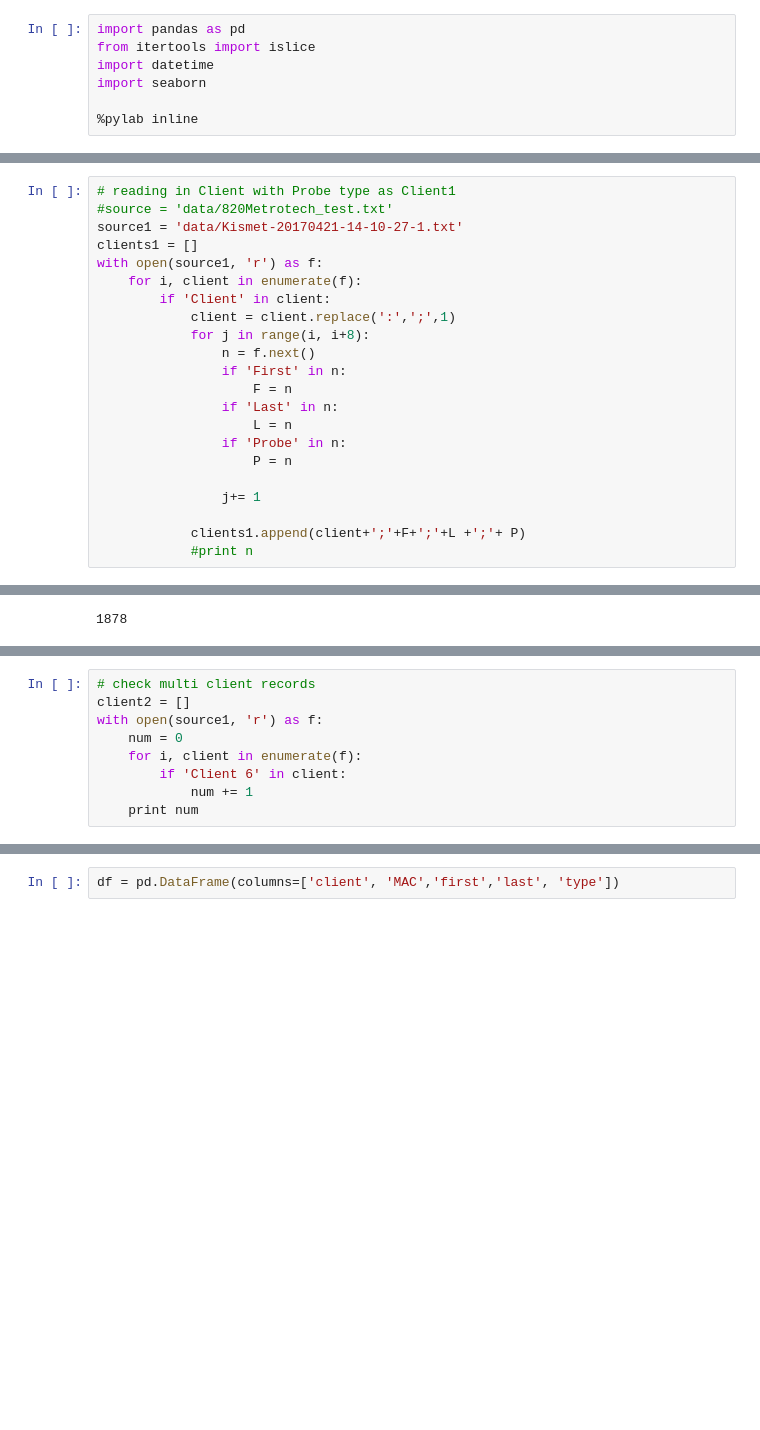
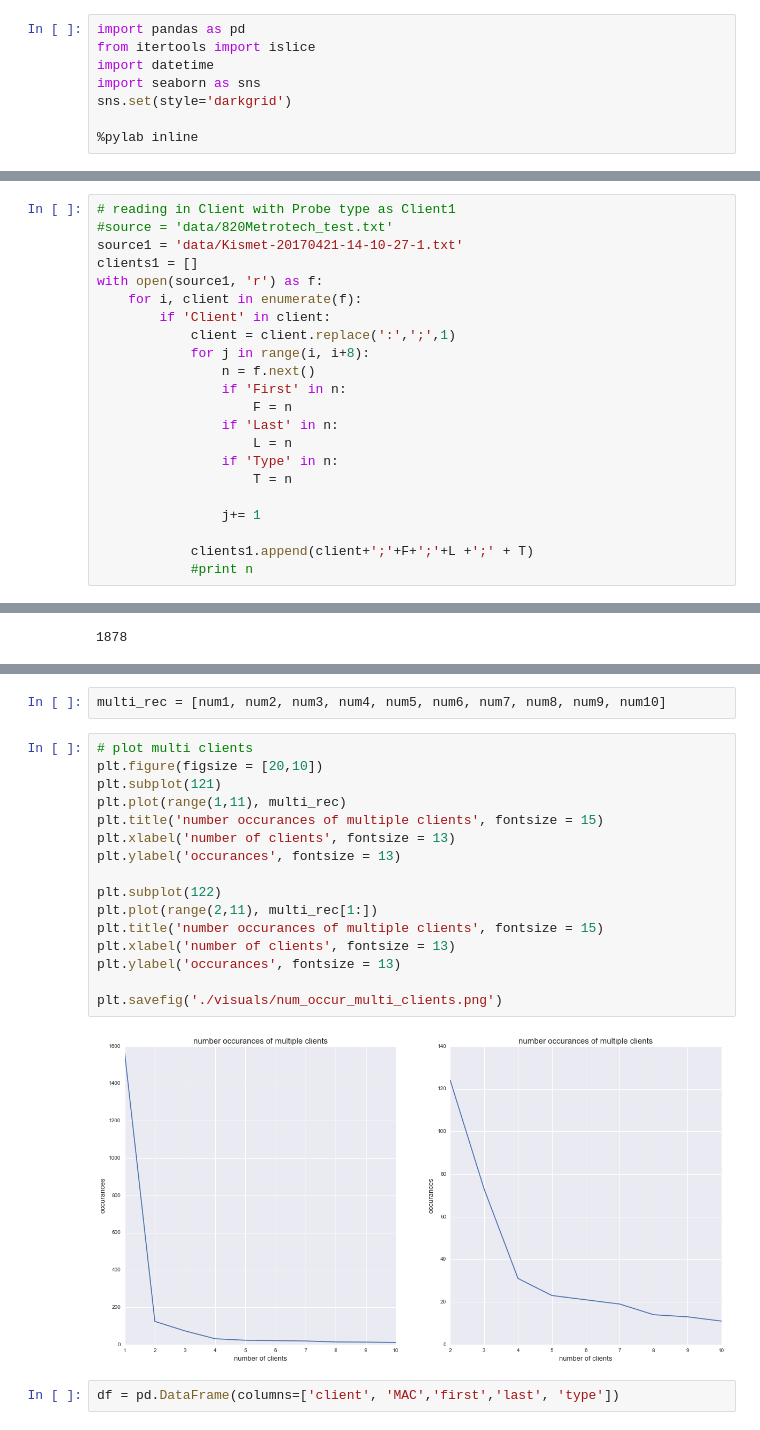
Before and after one commit to clairehxq/Urban_Sensing_PiParkFi, a Jupyter notebook: clients.ipynb, the cells around one changed output, grey strips where cells are left out. Saved outputs shown, nothing was run; the diff lists cells and outputs as text; blank space fills up the shorter version.

Commit message:
make visuals

```diff
--- a/clients.ipynb
+++ b/clients.ipynb
@@ -2,7 +2,8 @@
 import pandas as pd
 from itertools import islice
 import datetime
-import seaborn
+import seaborn as sns
+sns.set(style='darkgrid')
 
 %pylab inline
 # %% [output]
@@ -24,12 +23,12 @@ with open(source1, 'r') as f:
                     F = n
                 if 'Last' in n:
                     L = n
-                if 'Probe' in n:
-                    P = n
+                if 'Type' in n:
+                    T = n
 
                 j+= 1
 
-            clients1.append(client+';'+F+';'+L +';'+ P)
+            clients1.append(client+';'+F+';'+L +';' + T)
             #print n
 # %%
 len(clients1)
@@ -58,9 +36,0 @@ with open(source1, 'r') as f:
-# %%
-# check multi client records
-client2 = []
-with open(source1, 'r') as f:
-    num = 0
-    for i, client in enumerate(f):
-        if 'Client 6' in client:
-            num += 1
-    print num
@@ -69,3 +74,23 @@ with open(source1, 'r') as f:
+# %%
+multi_rec = [num1, num2, num3, num4, num5, num6, num7, num8, num9, num10]
+# %%
+# plot multi clients
+plt.figure(figsize = [20,10])
+plt.subplot(121)
+plt.plot(range(1,11), multi_rec)
+plt.title('number occurances of multiple clients', fontsize = 15)
+plt.xlabel('number of clients', fontsize = 13)
+plt.ylabel('occurances', fontsize = 13)
+
+plt.subplot(122)
+plt.plot(range(2,11), multi_rec[1:])
+plt.title('number occurances of multiple clients', fontsize = 15)
+plt.xlabel('number of clients', fontsize = 13)
+plt.ylabel('occurances', fontsize = 13)
+
+plt.savefig('./visuals/num_occur_multi_clients.png')
+# %% [output]
+[figure, added]
 # %%
 df = pd.DataFrame(columns=['client', 'MAC','first','last', 'type'])
 # %%
```
Also changed, not shown: parts of 27 cells of this notebook, 7 other files.
